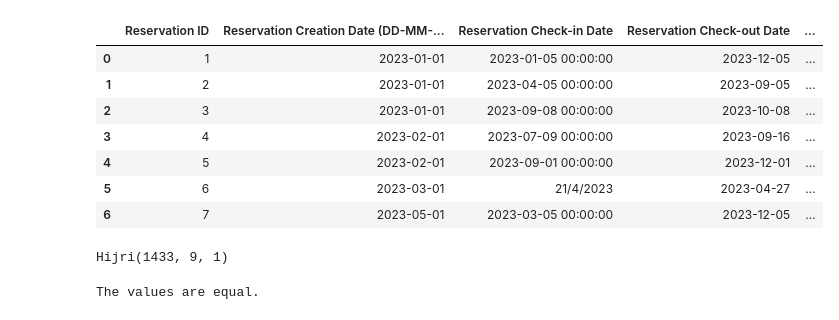
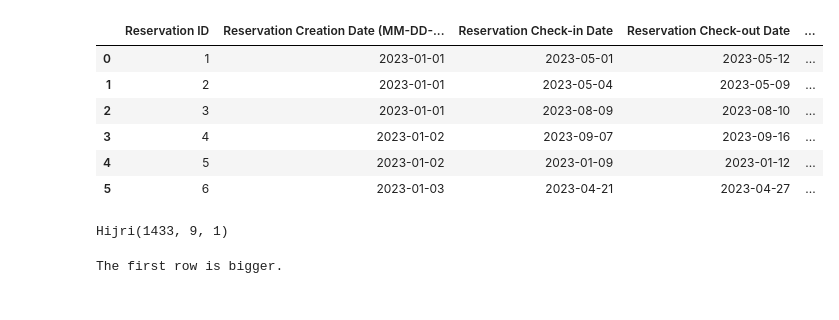
Before and after one commit to Ziadmohamed345/k2s-hotel-reservation, a Jupyter notebook: util-res.ipynb, the cells around one changed output. Cells and saved outputs as stored; diff of their text form; code cells hidden in the pictures.

Commit message:
created table for util for target dates

```diff
--- a/util-res.ipynb
+++ b/util-res.ipynb
@@ -4,20 +5,22 @@ import numpy as np
 # %%
 from hijri_converter import convert
 def convert_date(date_string):
     return pd.to_datetime(date_string, format='%d/%m/%Y')
 
-df = pd.read_excel("RequiredData.xlsx", sheet_name="Reservation List", converters={'Reservation Check-out Date ':convert_date})
+df = pd.read_excel("RequiredData.xlsx", sheet_name="Reservation List", converters={'Reservation Check-out Date ':convert_date  , 'Cancellation Date':convert_date , 'Reservation Check-in Date':convert_date ,'Reservation Creation Date (MM-DD-YYYY)':convert_date})
 
 df['Hijri Check-out Date'] = df['Reservation Check-out Date '].apply(lambda x: convert.Gregorian(x.year, x.month, x.day).to_hijri())
+df['Hijri Check-in Date'] = df['Reservation Check-in Date'].apply(lambda x: convert.Gregorian(x.year, x.month, x.day).to_hijri())
 
+
+df.sort_values('Reservation Creation Date (MM-DD-YYYY)', inplace=True)
 df.head(10)
 # %% [output]
-|  | Reservation ID | Reservation Creation Date (DD-MM-... | Reservation Check-in Date | Reservation Check-out Date | ... |
-| 0 | 1 | 2023-01-01 | 2023-01-05 00:00:00 | 2023-12-05 | ... |
-| 1 | 2 | 2023-01-01 | 2023-04-05 00:00:00 | 2023-09-05 | ... |
-| 2 | 3 | 2023-01-01 | 2023-09-08 00:00:00 | 2023-10-08 | ... |
-| 3 | 4 | 2023-02-01 | 2023-07-09 00:00:00 | 2023-09-16 | ... |
-| 4 | 5 | 2023-02-01 | 2023-09-01 00:00:00 | 2023-12-01 | ... |
-| 5 | 6 | 2023-03-01 | 21/4/2023 | 2023-04-27 | ... |
-| 6 | 7 | 2023-05-01 | 2023-03-05 00:00:00 | 2023-12-05 | ... |
+|  | Reservation ID | Reservation Creation Date (MM-DD-... | Reservation Check-in Date | Reservation Check-out Date | ... |
+| 0 | 1 | 2023-01-01 | 2023-05-01 | 2023-05-12 | ... |
+| 1 | 2 | 2023-01-01 | 2023-05-04 | 2023-05-09 | ... |
+| 2 | 3 | 2023-01-01 | 2023-08-09 | 2023-08-10 | ... |
+| 3 | 4 | 2023-01-02 | 2023-09-07 | 2023-09-16 | ... |
+| 4 | 5 | 2023-01-02 | 2023-01-09 | 2023-01-12 | ... |
+| 5 | 6 | 2023-01-03 | 2023-04-21 | 2023-04-27 | ... |
 # %%
@@ -27,7 +30,7 @@ Hijri(1433, 9, 1)
 Hijri(1433, 9, 1)
 # %%
 value_1 = df.loc[0,'Hijri Check-out Date']
-value_2 = df.loc[6,'Hijri Check-out Date']
+value_2 = df.loc[5,'Hijri Check-out Date']
 
 
 if value_1 > value_2:
@@ -37,4 +40,4 @@ elif value_1 < value_2:
 else:
     print("The values are equal.")
 # %% [output]
-The values are equal.
+The first row is bigger.
```
Also changed, not shown: parts of 7 cells of this notebook.
